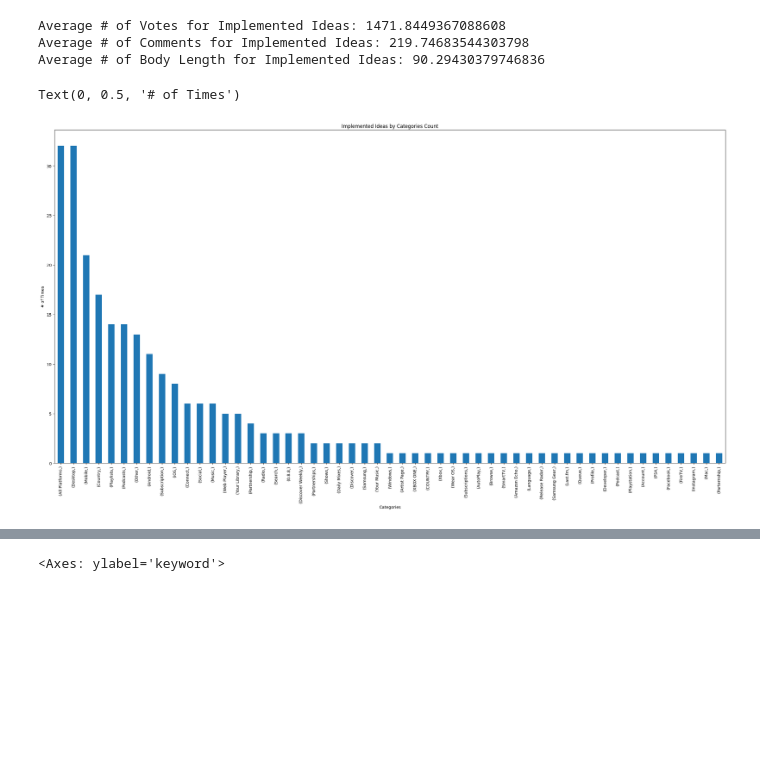
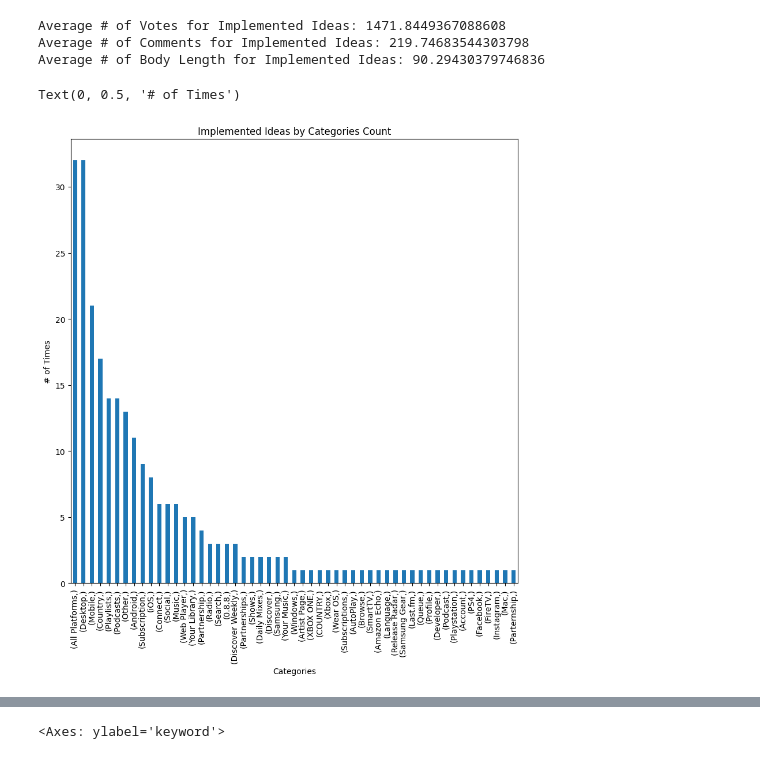
Before and after one commit to RyanMarten/spotify-user-innovation, a Jupyter notebook: data_vis_stats.ipynb, the cells around one changed output, grey strips where cells are left out. Saved outputs shown, nothing was run; the diff lists cells and outputs as text; code cells hidden in the pictures; blank space fills up the shorter version.

Commit message:
increased plot readibility

```diff
--- a/data_vis_stats.ipynb
+++ b/data_vis_stats.ipynb
@@ -35,13 +35,14 @@ Average # of Body Length for Implemented Ideas: 90.29430379746836
 # %%
 # posts categories
 categories = impl_posts.title.str.extractall(r'\[(.*?)\]')
 
-ax = categories.value_counts().plot(kind='bar', figsize=(30, 15), title='Implemented Ideas by Categories Count')
+# ax = categories.value_counts().plot(kind='bar', figsize=(30, 15), title='Implemented Ideas by Categories Count')
+ax = categories.value_counts().plot(kind='bar', figsize=(10, 10), title='Implemented Ideas by Categories Count')
 ax.set_xlabel('Categories')
 ax.set_ylabel('# of Times')
 # %% [output]
 Text(0, 0.5, '# of Times')
-[figure, old version]
+[figure, new version]
 # %%
 categories.value_counts(normalize=True).mul(100).round(1).astype(str) + '%'
 # %% [output]
```
Also changed, not shown: parts of 3 cells of this notebook.
